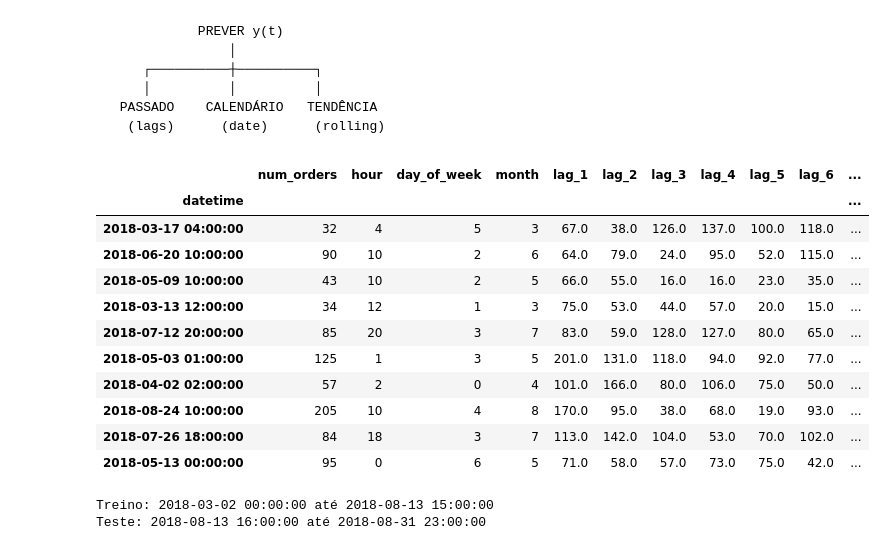
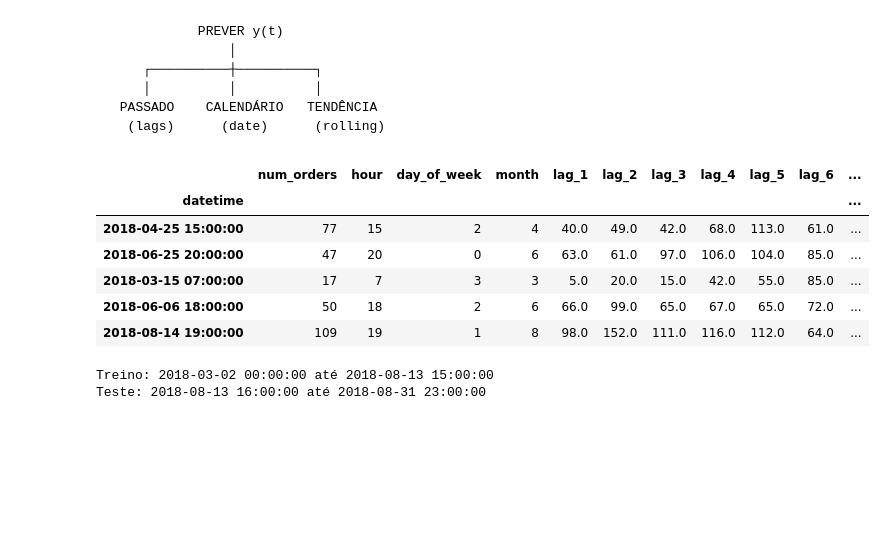
Before and after one commit to Angelaidt/Sprint-13-Empresa-de-Taxi, a Jupyter notebook: notebook_sprint_13.ipynb, the cells around one changed output. Cells and saved outputs as stored; diff of their text form; code cells hidden in the pictures; blank space fills up the shorter version.

Commit message:
Finalizado

```diff
--- a/notebook_sprint_13.ipynb
+++ b/notebook_sprint_13.ipynb
@@ -204,20 +200,15 @@ def make_features(data, max_lag, rolling_mean_size):
 # Exemplo: olhar 24h para trás e média móvel de 6h
 df_final = make_features(df, 24, 6)
 # %%
-df_final.sample(10)
+df_final.sample(5)
 # %% [output]
 |  | num_orders | hour | day_of_week | month | lag_1 | lag_2 | lag_3 | lag_4 | lag_5 | lag_6 | ... |
 | datetime |  |  |  |  |  |  |  |  |  |  | ... |
-| 2018-03-17 04:00:00 | 32 | 4 | 5 | 3 | 67.0 | 38.0 | 126.0 | 137.0 | 100.0 | 118.0 | ... |
-| 2018-06-20 10:00:00 | 90 | 10 | 2 | 6 | 64.0 | 79.0 | 24.0 | 95.0 | 52.0 | 115.0 | ... |
-| 2018-05-09 10:00:00 | 43 | 10 | 2 | 5 | 66.0 | 55.0 | 16.0 | 16.0 | 23.0 | 35.0 | ... |
-| 2018-03-13 12:00:00 | 34 | 12 | 1 | 3 | 75.0 | 53.0 | 44.0 | 57.0 | 20.0 | 15.0 | ... |
-| 2018-07-12 20:00:00 | 85 | 20 | 3 | 7 | 83.0 | 59.0 | 128.0 | 127.0 | 80.0 | 65.0 | ... |
-| 2018-05-03 01:00:00 | 125 | 1 | 3 | 5 | 201.0 | 131.0 | 118.0 | 94.0 | 92.0 | 77.0 | ... |
-| 2018-04-02 02:00:00 | 57 | 2 | 0 | 4 | 101.0 | 166.0 | 80.0 | 106.0 | 75.0 | 50.0 | ... |
-| 2018-08-24 10:00:00 | 205 | 10 | 4 | 8 | 170.0 | 95.0 | 38.0 | 68.0 | 19.0 | 93.0 | ... |
-| 2018-07-26 18:00:00 | 84 | 18 | 3 | 7 | 113.0 | 142.0 | 104.0 | 53.0 | 70.0 | 102.0 | ... |
-| 2018-05-13 00:00:00 | 95 | 0 | 6 | 5 | 71.0 | 58.0 | 57.0 | 73.0 | 75.0 | 42.0 | ... |
+| 2018-04-25 15:00:00 | 77 | 15 | 2 | 4 | 40.0 | 49.0 | 42.0 | 68.0 | 113.0 | 61.0 | ... |
+| 2018-06-25 20:00:00 | 47 | 20 | 0 | 6 | 63.0 | 61.0 | 97.0 | 106.0 | 104.0 | 85.0 | ... |
+| 2018-03-15 07:00:00 | 17 | 7 | 3 | 3 | 5.0 | 20.0 | 15.0 | 42.0 | 55.0 | 85.0 | ... |
+| 2018-06-06 18:00:00 | 50 | 18 | 2 | 6 | 66.0 | 99.0 | 65.0 | 67.0 | 65.0 | 72.0 | ... |
+| 2018-08-14 19:00:00 | 109 | 19 | 1 | 8 | 98.0 | 152.0 | 111.0 | 116.0 | 112.0 | 64.0 | ... |
 # %%
 # Divisão dos dados (10% final para teste)
 train, test = train_test_split(df_final, shuffle=False, test_size=0.1)
```
Also changed, not shown: parts of 6 cells of this notebook, 1 other file.
